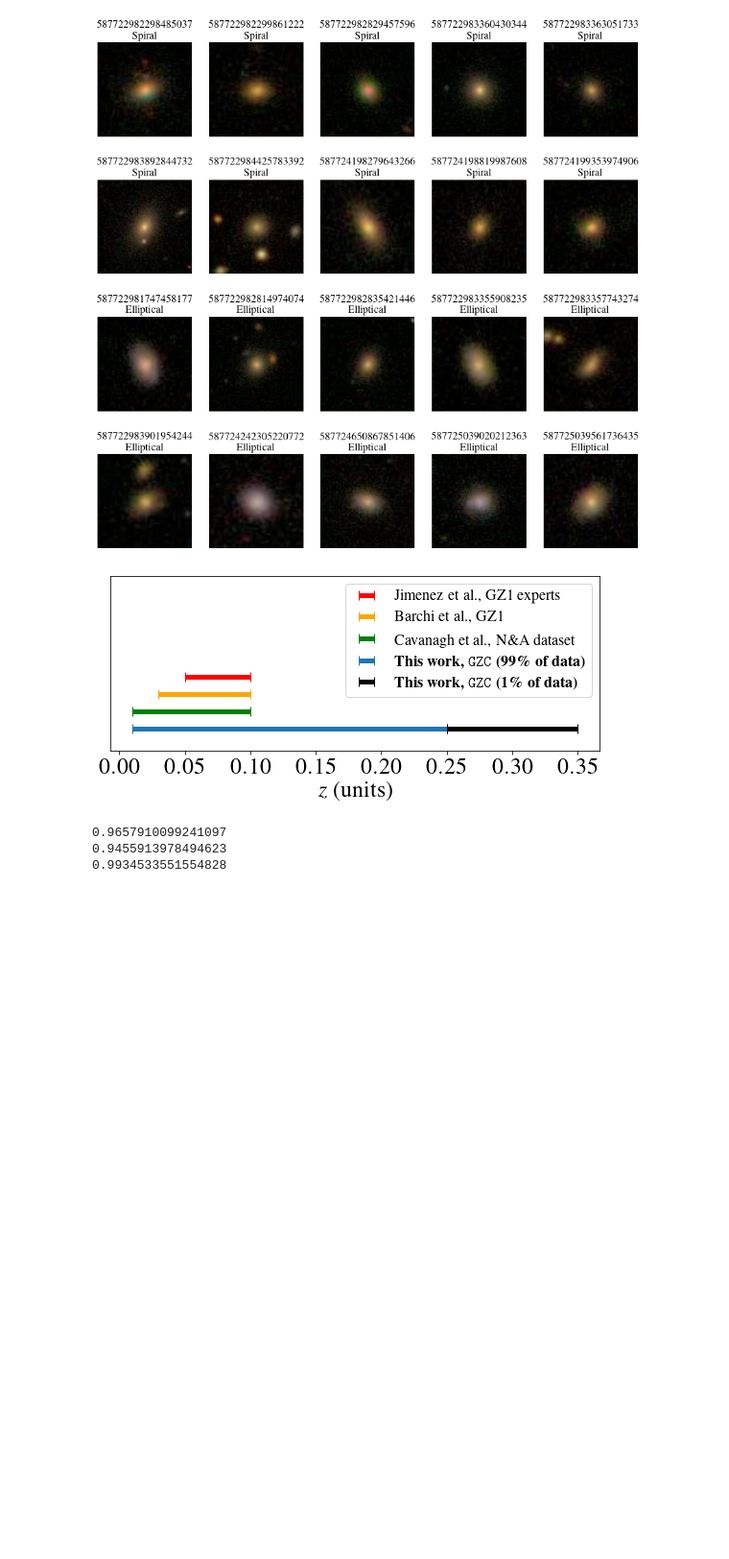
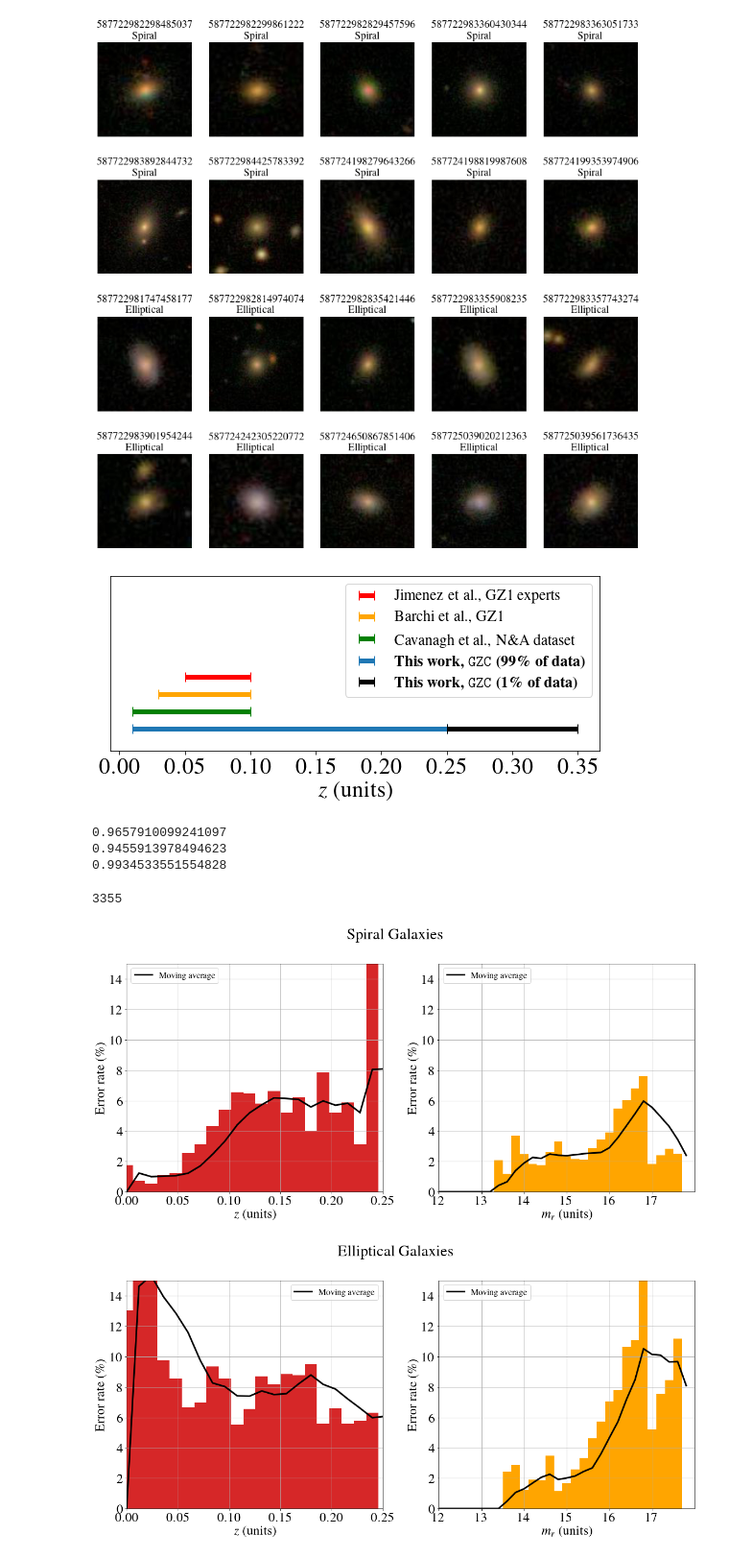
Before and after one commit to tomasmuzas/MasterThesis, a Jupyter notebook: ResultsDataAnalysis.ipynb, the cells around one changed output. Shown at 96% size. Saved outputs shown, nothing was run; the diff lists cells and outputs as text; code cells hidden in the pictures; blank space fills up the shorter version.

Commit message:
Add the error rate of grayscale C2

```diff
--- a/ResultsDataAnalysis.ipynb
+++ b/ResultsDataAnalysis.ipynb
@@ -518,3 +518,32 @@ print(get_correct_predictions(all_predictions_with_data[all_predictions_with_dat
 0.9657910099241097
 0.9455913978494623
 0.9934533551554828
+# %%
+validation_predictions_grayscale_c2 = pd.read_csv("../data/predictions_Cavanagh_validation.csv").sort_values(by="Id")
+test_predictions_grayscale_c2 = pd.read_csv("../data/predictions_Cavanagh_test.csv").sort_values(by="Id")
+all_predictions_grayscale_C2 = pd.concat([validation_predictions_grayscale_c2, test_predictions_grayscale_c2])
+
+all_predictions_grayscale_C2["PredictedClass"] = np.where(all_predictions_grayscale_C2["Prediction"] <= 0.5, ["Spiral"], ["Elliptical"])
+all_predictions_grayscale_C2_with_data = pd.merge(all_predictions_grayscale_C2, redshift_data, on="Id")
+
+incorrect_predictions_grayscale = all_predictions_grayscale_C2_with_data[all_predictions_grayscale_C2_with_data["PredictedClass"] != all_predictions_grayscale_C2_with_data["Class"]].reset_index()
+
+print(len(incorrect_predictions_grayscale))
+
+bins = 30
+plot_error_rate_distribution_for_class(
+    "Spiral",
+    all_predictions_grayscale_C2_with_data[all_predictions_grayscale_C2_with_data["z"] < 0.25],
+    incorrect_predictions_grayscale[incorrect_predictions_grayscale["z"] < 0.25],
+    bins,
+    "distributions_by_galaxies_Spiral_C2.pdf")
+plot_error_rate_distribution_for_class(
+    "Elliptical",
+    all_predictions_grayscale_C2_with_data[all_predictions_grayscale_C2_with_data["z"] < 0.25],
+    incorrect_predictions_grayscale[incorrect_predictions_grayscale["z"] < 0.25],
+    bins,
+    "distributions_by_galaxies_Elliptical_C2.pdf")
+# %% [output]
+3355
+[figure, added]
+[figure, added]
```
